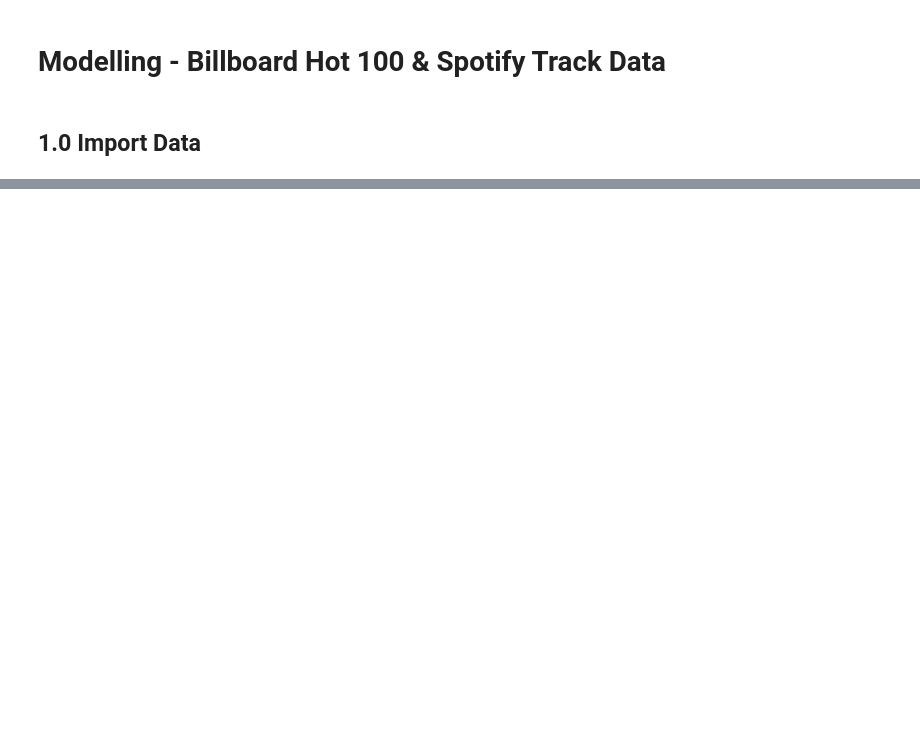
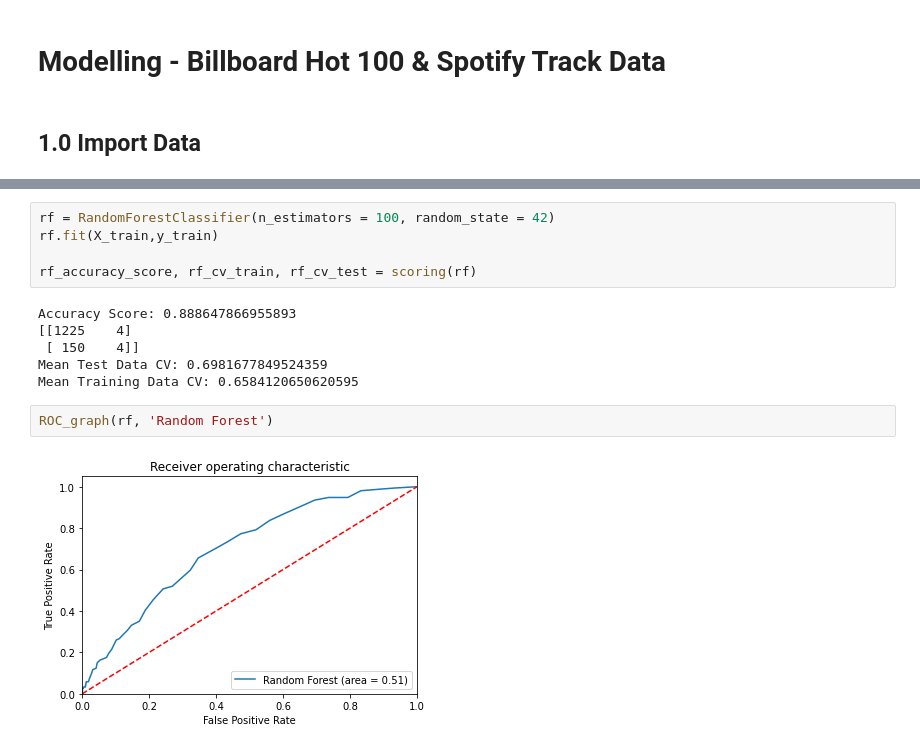
Before and after one commit to JelicaB/BillboardSongAnalysis, a Jupyter notebook: notebooks/5.0-JB-Modelling.ipynb, the cells around one changed output, grey strips where cells are left out. Drawn from its saved outputs; the diff is of its cells as text; blank space fills up the shorter version.

```diff
--- a/notebooks/5.0-JB-Modelling.ipynb
+++ b/notebooks/5.0-JB-Modelling.ipynb
@@ -63,0 +172,15 @@ array([0.06792352, 0.0417402 , 0.07250459, 0.05910489, 0.06425384])
+# %%
+rf = RandomForestClassifier(n_estimators = 100, random_state = 42)
+rf.fit(X_train,y_train)
+
+rf_accuracy_score, rf_cv_train, rf_cv_test = scoring(rf)
+# %% [output]
+Accuracy Score: 0.888647866955893
+[[1225    4]
+ [ 150    4]]
+Mean Test Data CV: 0.6981677849524359
+Mean Training Data CV: 0.6584120650620595
+# %%
+ROC_graph(rf, 'Random Forest')
+# %% [output]
+[figure, added]
```
Also changed, not shown: parts of 48 cells of this notebook, 1 other file.
